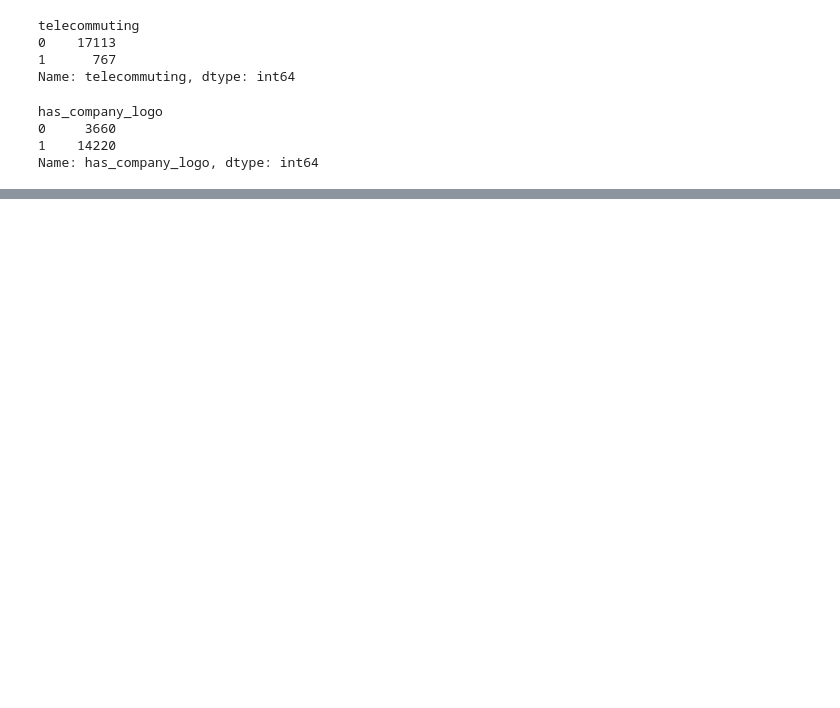
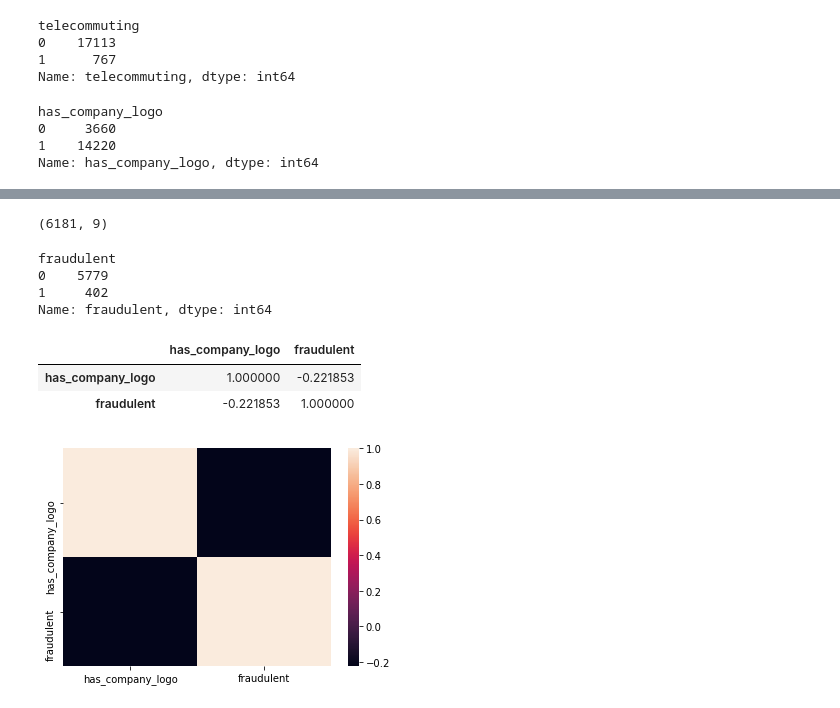
Before and after one commit to hjyoon16/Fake_Job_Post_Classification, a Jupyter notebook: 502Project.ipynb, the cells around one changed output, grey strips where cells are left out. Cells and saved outputs as stored; diff of their text form; code cells hidden in the pictures; blank space fills up the shorter version.

Commit message:
Pre-processing
Did some pre-processing and added state and city column.

```diff
--- a/502Project.ipynb
+++ b/502Project.ipynb
@@ -139,0 +166,8 @@ Name: has_company_logo, dtype: int64
+# %%
+fake_job_US = fake_job_US[fake_job_US['city'].notna()]
+fake_job_US = fake_job_US[fake_job_US['state'].notna()]
+# %%
+fake_job_US = fake_job_US[[ 'location', 'has_company_logo', 'employment_type',
+       'required_experience', 'required_education', 'fraudulent', 'state', 'city']]
+# %%
+fake_job_US['state_city'] = fake_job_US['state'] + ", " + fake_job_US['city']
@@ -139,0 +187,27 @@ Name: has_company_logo, dtype: int64
+# %%
+fake_job_US.shape
+# %% [output]
+(6181, 9)
+# %%
+fradulent_count = fake_job_US.groupby('fraudulent')['fraudulent'].count()
+fradulent_count
+# %% [output]
+fraudulent
+0    5779
+1     402
+Name: fraudulent, dtype: int64
+# %%
+fake_job_US.corr()
+# %% [output]
+|  | has_company_logo | fraudulent |
+| has_company_logo | 1.000000 | -0.221853 |
+| fraudulent | -0.221853 | 1.000000 |
+# %%
+fake_job_US.city = fake_job_US.city.str.strip()
+fake_job_US.state = fake_job_US.state.str.strip()
+# %%
+corr = fake_job_US.corr()
+sns.heatmap(corr)
+plt.show()
+# %% [output]
+[figure, added]
```
Also changed, not shown: parts of 16 cells of this notebook.
